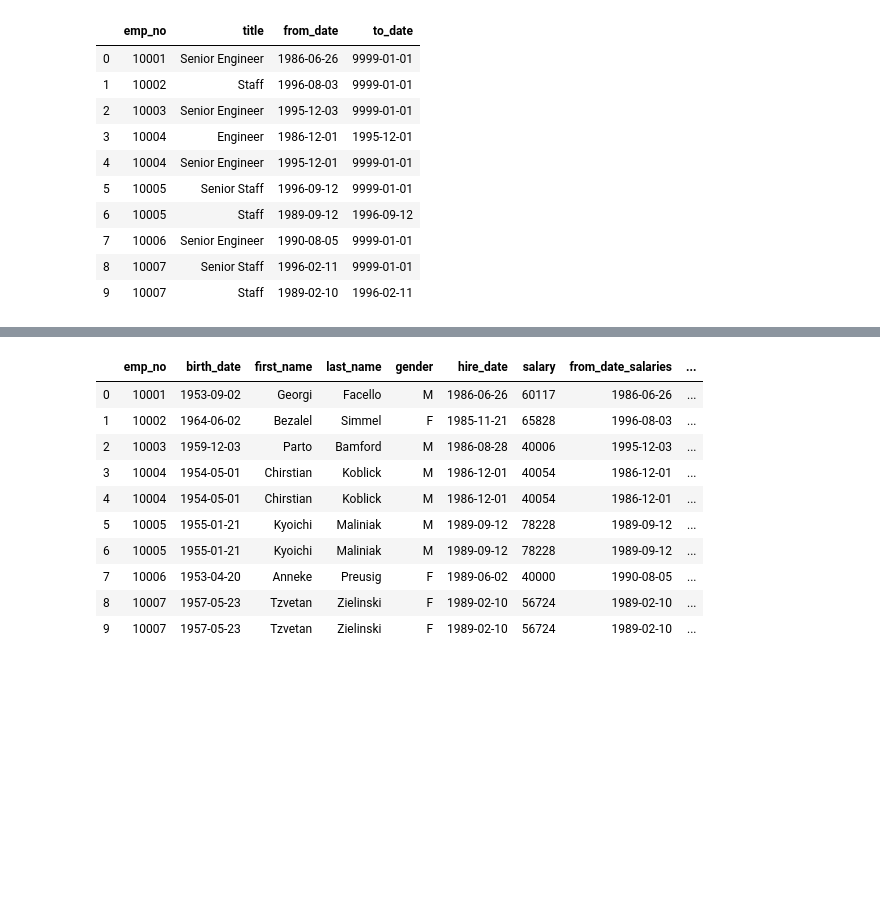
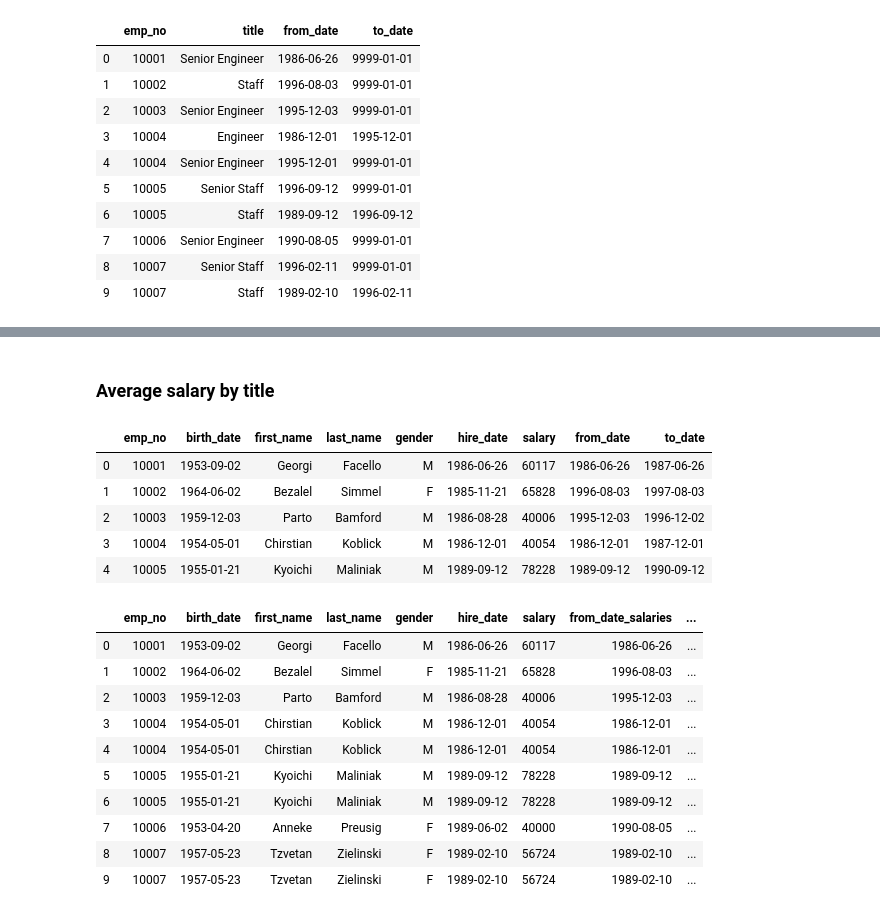
Before and after one commit to vmratcliff/SQL-Employee-Database, a Jupyter notebook: EmployeeSQL/Bonus_Emp_Data.ipynb, the cells around one changed output, grey strips where cells are left out. Drawn from its saved outputs; the diff is of its cells as text; code cells hidden in the pictures; blank space fills up the shorter version.

```diff
--- a/EmployeeSQL/Bonus_Emp_Data.ipynb
+++ b/EmployeeSQL/Bonus_Emp_Data.ipynb
@@ -80,3 +101,15 @@ salaries_titles.head(10)
+# %% [markdown]
+### Average salary by title
+# %%
+employees_salaries = employees.merge(salaries, on='emp_no')
+employees_salaries.head()
+# %% [output]
+|  | emp_no | birth_date | first_name | last_name | gender | hire_date | salary | from_date | to_date |
+| 0 | 10001 | 1953-09-02 | Georgi | Facello | M | 1986-06-26 | 60117 | 1986-06-26 | 1987-06-26 |
+| 1 | 10002 | 1964-06-02 | Bezalel | Simmel | F | 1985-11-21 | 65828 | 1996-08-03 | 1997-08-03 |
+| 2 | 10003 | 1959-12-03 | Parto | Bamford | M | 1986-08-28 | 40006 | 1995-12-03 | 1996-12-02 |
+| 3 | 10004 | 1954-05-01 | Chirstian | Koblick | M | 1986-12-01 | 40054 | 1986-12-01 | 1987-12-01 |
+| 4 | 10005 | 1955-01-21 | Kyoichi | Maliniak | M | 1989-09-12 | 78228 | 1989-09-12 | 1990-09-12 |
 # %%
 emp_data = pd.merge(employees, salaries_titles, on="emp_no", how="inner", suffixes=('_salaries','_titles'))
 emp_data.head(10)
```
Also changed, not shown: parts of 20 cells of this notebook.
